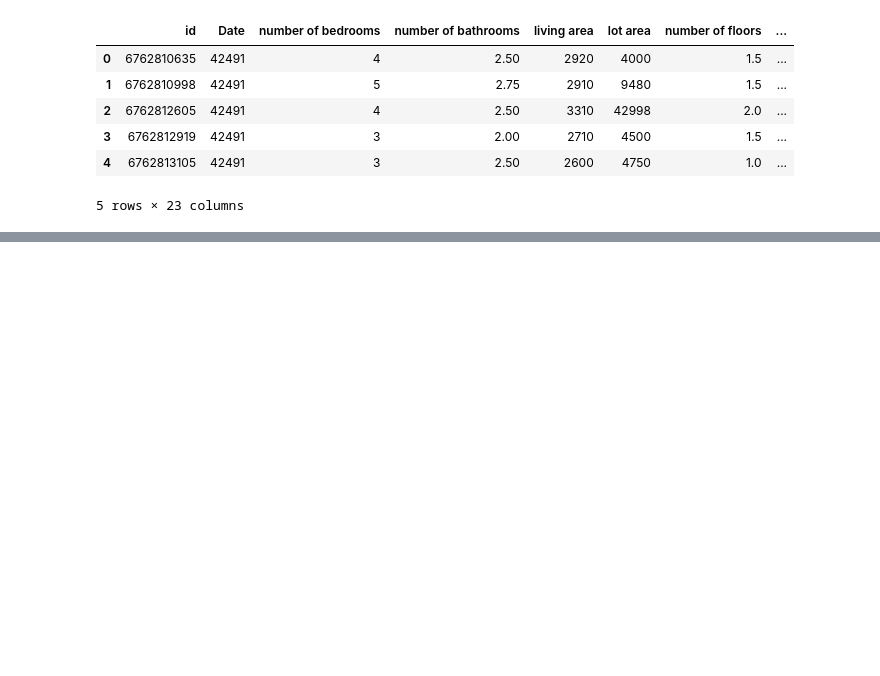
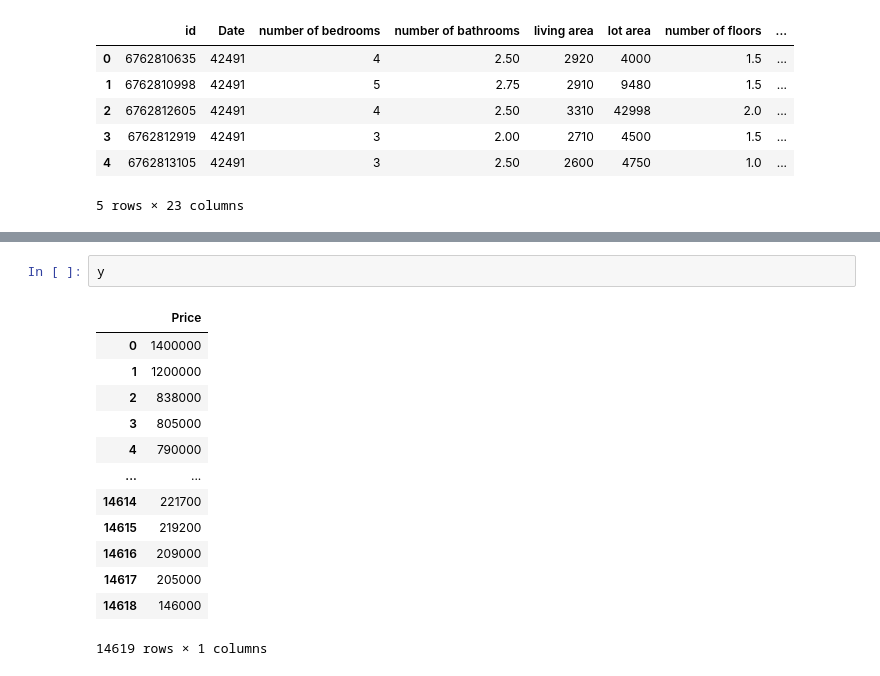
Before and after one commit to Celistine02/House-price-prediction, a Jupyter notebook: houseprice.ipynb, the cells around one changed output, grey strips where cells are left out. Drawn from its saved outputs; the diff is of its cells as text; blank space fills up the shorter version.

```diff
--- a/houseprice.ipynb
+++ b/houseprice.ipynb
@@ -109,0 +157,16 @@ Name: Price, dtype: float64
+# %%
+y
+# %% [output]
+|  | Price |
+| 0 | 1400000 |
+| 1 | 1200000 |
+| 2 | 838000 |
+| 3 | 805000 |
+| 4 | 790000 |
+| ... | ... |
+| 14614 | 221700 |
+| 14615 | 219200 |
+| 14616 | 209000 |
+| 14617 | 205000 |
+| 14618 | 146000 |
+14619 rows × 1 columns
```
Also changed, not shown: parts of 6 cells of this notebook.
